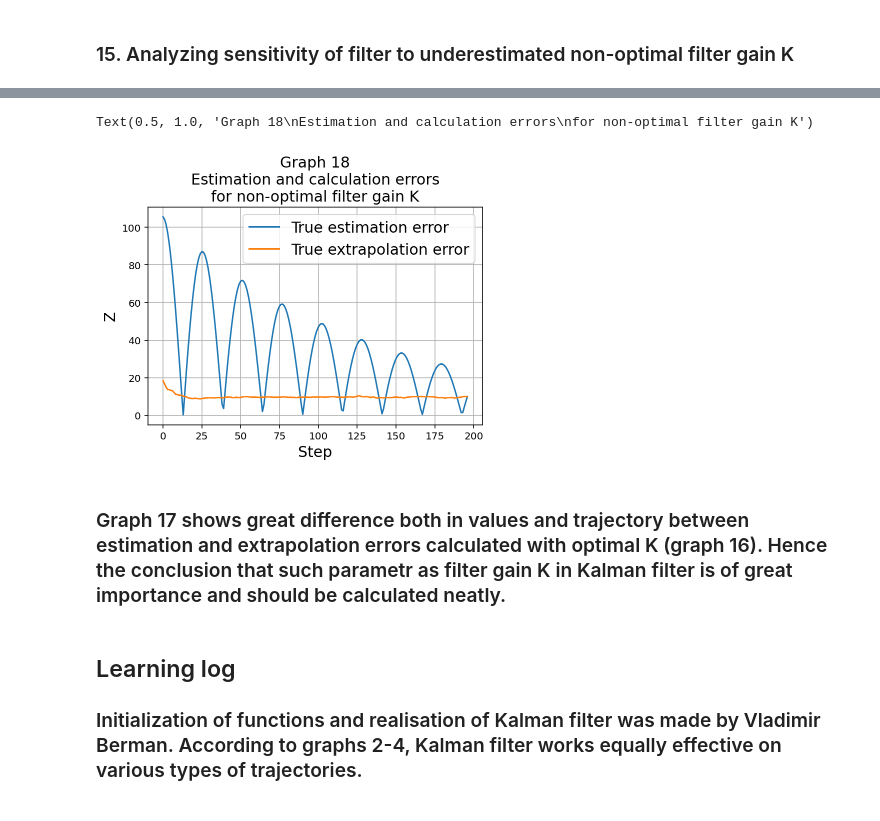
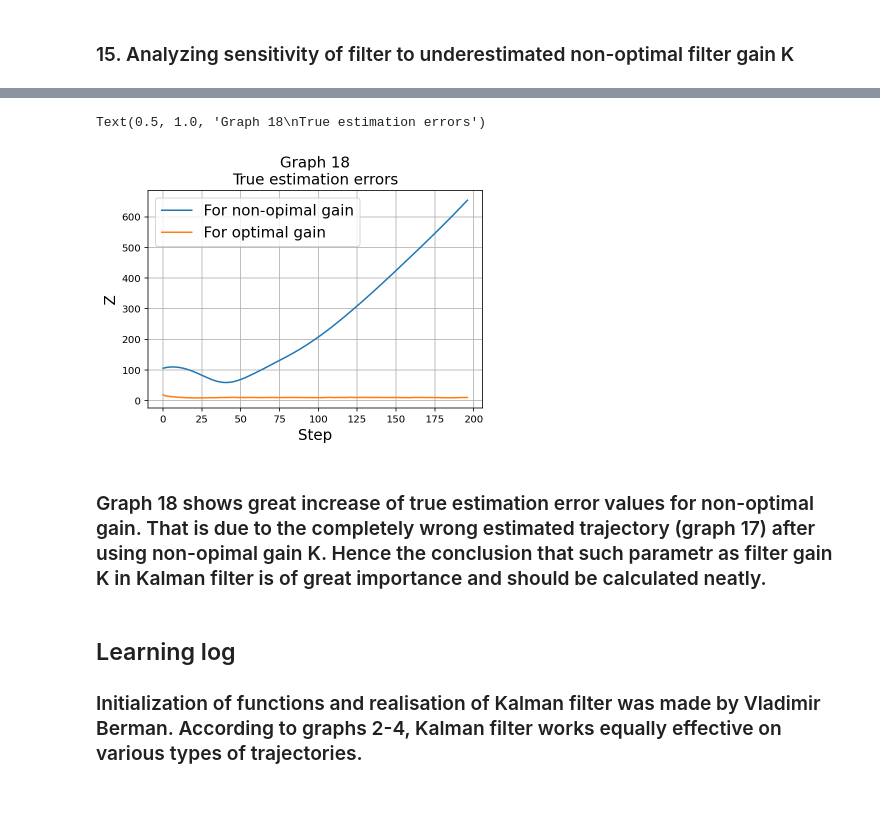
Before and after one commit to aliudvidere/EDP, a Jupyter notebook: EDP/EDP #5 Team 6.ipynb, the cells around one changed output, grey strips where cells are left out. Cells and saved outputs as stored; diff of their text form; code cells hidden in the pictures.

```diff
--- a/EDP/EDP #5 Team 6.ipynb
+++ b/EDP/EDP #5 Team 6.ipynb
@@ -538,8 +538,6 @@ sigmaa_2 = 0.2 ** 2
 Q = np.dot(np.dot(G, G.transpose()), sigmaa_2) # covariance matrix Q of state noise Ga
 for i in range(500):
     v,a = gnerate_vel_and_ac(0, sigmaa_2 ** 0.5, T, v0, numb)
-    X = np.zeros([200, 2])
-    X[0] = X0
     for j in range(1, len(X)):
         X[j] = np.dot(F, X[j - 1]) + np.dot(G, a[j - 1])
     z = np.zeros(200)
@@ -558,11 +556,12 @@ for i in range(197):
 for i in range(200):
     P_res5[i] = np.mean(P[:, i])
 for i in range(200):
-    K_res5[i] = np.mean(K[:, i])
+    K_res5[i,0] = np.mean(K[:,i,0])
+    K_res5[i,1] = np.mean(K[:,i,1])
 # %%
-print("Gain stable =", K_res5[125, 0])
-K_fix = K_res5[125, 0] / 5
-plt.plot(K_res5[1:, 0])
+print("Gain stable =", K_res5[125])
+K_fix = K_res5[125] / 5 # non-optimal filter gain
+plt.plot(K_res5)
 plt.grid()
 plt.ylabel('K', fontsize=15)
 plt.xlabel('Step', fontsize=15)
@@ -575,4 +574,6 @@ plt.ylabel('Z', fontsize=15)
 plt.xlabel('Step', fontsize=15)
 plt.legend(["True estimation error", "True extrapolation error"], fontsize=15)
 plt.title('Graph 17\nTrue errors', fontsize=15)
+for i in range(len(K_res5)):
+    print(K_fix)
 # %% [output]
@@ -595,7 +612,8 @@ Q = np.dot(np.dot(G, G.transpose()), sigmaa_2) # covariance matrix Q of state no
 for i in range(500):
     v,a = gnerate_vel_and_ac(0, sigmaa_2 ** 0.5, T, v0, numb)
     X = np.zeros([200, 2])
-    X[0] = X0
+    for j in range(1, len(X)):
+        X[j] = np.dot(F, X[j - 1]) + np.dot(G, a[j - 1])
     X_filt, P[i], K[i] = kalman_filt_fix_K(X, X0, P0, F, Q, R, H, K_fix)
     X_extrapol = extrapol(X_filt, m, F)
     err1[i] = np.array(X[3:, 0] - X_filt[3:, 0]) ** 2
@@ -607,5 +625,12 @@ for i in range(197):
     final_err62[i] = (np.mean(err2[:, i])) ** 0.5
 for i in range(200):
     P_res6[i] = np.mean(P[:, i])
-for i in range(200):
-    K_res6[i] = np.mean(K[:, i])
+
+plt.figure(figsize=(10, 8))
+plt.plot(X[:, 0])
+plt.plot(X_filt[:, 0])
+plt.grid()
+plt.ylabel('Z', fontsize=15)
+plt.xlabel('Step', fontsize=15)
+plt.legend(["True trajectory", "Filtered mesurements"],fontsize=15)
+plt.title('Graph 17\nComparison between true and estimated trajectory', fontsize=15)
@@ -612,16 +640,16 @@ for i in range(200):
 # %%
 plt.plot(final_err61)
 plt.plot(final_err51)
 plt.grid()
 plt.ylabel('Z', fontsize=15)
 plt.xlabel('Step', fontsize=15)
-plt.legend(["True estimation error", "True extrapolation error"], fontsize=15)
-plt.title('Graph 18\nEstimation and calculation errors\nfor non-optimal filter gain K', fontsize=15)
+plt.legend(["For non-opimal gain", "For optimal gain"], fontsize=15)
+plt.title('Graph 18\nTrue estimation errors', fontsize=15)
 # %% [output]
-Text(0.5, 1.0, 'Graph 18\nEstimation and calculation errors\nfor non-optimal filter gain K')
+Text(0.5, 1.0, 'Graph 18\nTrue estimation errors')
-[figure, old version]
+[figure, new version]
 # %% [markdown]
-### Graph 17 shows great difference both in values and trajectory between estimation and extrapolation errors calculated with optimal K (graph 16). Hence the conclusion that such parametr as filter gain K in Kalman filter is of great importance and should be calculated neatly.
+### Graph 18 shows great increase of true estimation error values for non-optimal gain. That is due to the completely wrong estimated trajectory  (graph 17) after using non-opimal gain K. Hence the conclusion that such parametr as filter gain K in Kalman filter is of great importance and should be calculated neatly.
 # %% [markdown]
 ## Learning log
 ### Initialization of functions and realisation of Kalman filter was made by Vladimir Berman. According to graphs 2-4, Kalman filter works equally effective on various types of trajectories.
```
Also changed, not shown: parts of 12 cells of this notebook, 3 other files.
